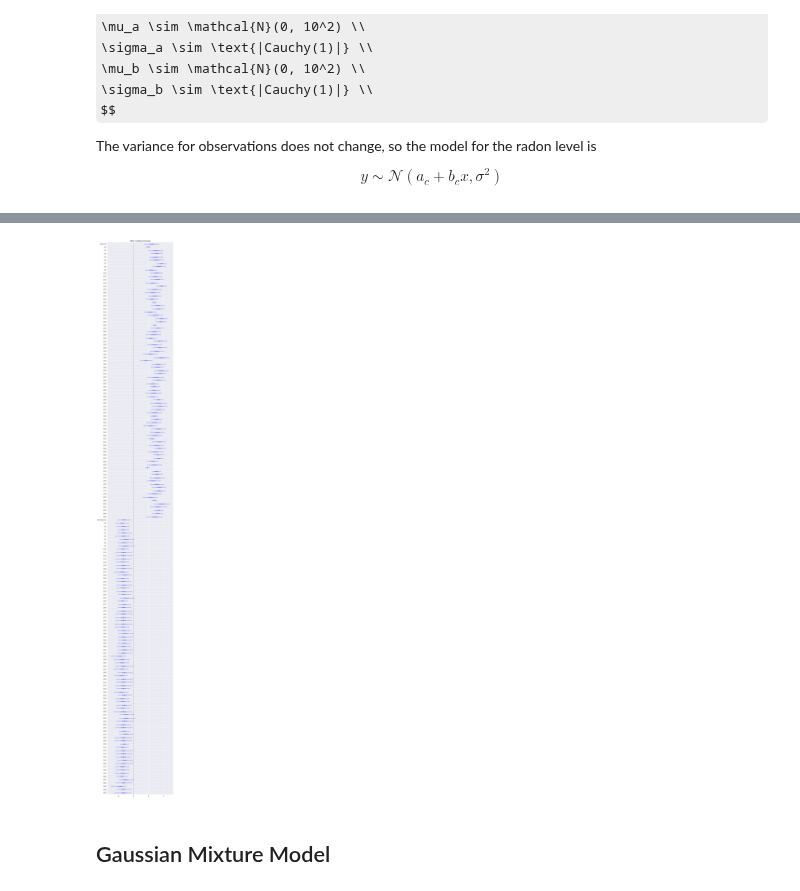
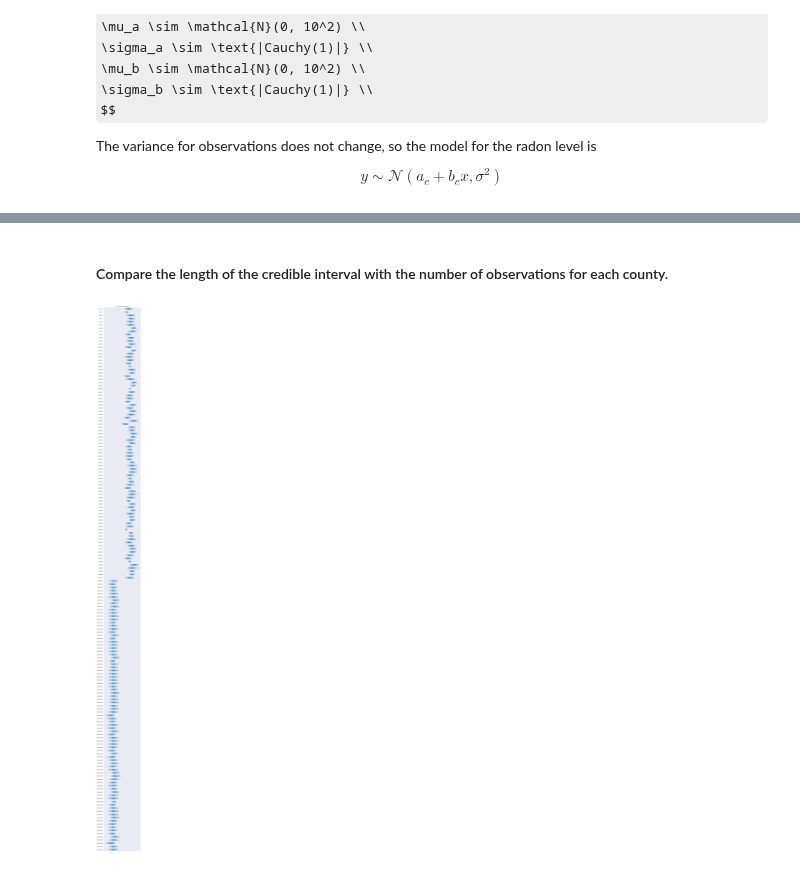
Before and after one commit to cliburn/sta-663-2019, a Jupyter notebook: notebook/S15B_PyMC3.ipynb, the cells around one changed output, grey strips where cells are left out. Drawn from its saved outputs; the diff is of its cells as text; code cells hidden in the pictures; some formulas as TeX source.

```diff
--- a/notebook/S15B_PyMC3.ipynb
+++ b/notebook/S15B_PyMC3.ipynb
@@ -692,7 +373,7 @@ x = np.array([-0.896, -0.296, -0.053, 0.727])
 y = np.array([0, 1, 3, 5])
 # %%
 def invlogit(x):
-    return np.exp(x) / (1 + np.exp(x))
+    return tt.exp(x) / (1 + tt.exp(x))
 
 with pm.Model() as model:
     alpha = pm.Normal('alpha', mu=0, sd=5)
@@ -709,10 +391,18 @@ Finished [100%]: Average ELBO = -inf
 # %%
-f = lambda a, b, xp: np.exp(a + b*xp)/(1 + np.exp(a + b*xp))
+def logit(a, b, xp):
+    return np.exp(a + b*xp)/(1 + np.exp(a + b*xp))
+
+with model:
+    pp = pm.sample_posterior_predictive(trace, samples=100, vars=[alpha, beta])
 
 xp = np.linspace(-1, 1, 100)
-a = trace.get_values('alpha').mean()
-b = trace.get_values('beta').mean()
-plt.plot(xp, f(a, b, xp), c='red')
+a = trace['alpha'].mean()
+b = trace['beta'].mean()
+plt.plot(xp, logit(a, b, xp), c='red')
+
+for a_, b_ in zip(pp['alpha'], pp['beta']):
+    plt.plot(xp, logit(a_, b, xp), c='gray', alpha=0.2)
+
 plt.scatter(x, y/5, s=50);
 plt.xlabel('Log does of drug')
 plt.ylabel('Risk of death')
@@ -730,7 +420,7 @@ The data set provided is just for the state of Minnesota, which has 85 counties
 
 We will perform simple linear regression on log_radon as a function of county and floor.
 # %%
-radon = pd.read_csv('radon.csv')[['county', 'floor', 'log_radon']]
+radon = pd.read_csv('data/radon.csv')[['county', 'floor', 'log_radon']]
 radon.head()
 # %% [output]
 |  | county | floor | log_radon |
@@ -785,0 +478,23 @@ $$
+# %%
+niter = 1000
+with pm.Model() as pl:
+    # County hyperpriors
+    mu_a = pm.Normal('mu_a', mu=0, sd=10)
+    sigma_a = pm.HalfCauchy('sigma_a', beta=1)
+    mu_b = pm.Normal('mu_b', mu=0, sd=10)
+    sigma_b = pm.HalfCauchy('sigma_b', beta=1)
+
+    # County slopes and intercepts
+    a = pm.Normal('slope', mu=mu_a, sd=sigma_a)
+    b = pm.Normal('intercept', mu=mu_b, sd=sigma_b)
+
+    # Houseehold errors
+    sigma = pm.Gamma("sigma", alpha=10, beta=1)
+
+    # Model prediction of radon level
+    mu = a + b * radon.floor.values
+
+    # Data likelihood
+    y = pm.Normal('y', mu=mu, sd=sigma, observed=radon.log_radon)
+
+    pl_trace = pm.sample(niter)
@@ -814,0 +560,2 @@ Finished [100%]: Average ELBO = -1,088.2
+# %% [markdown]
+#### Compare the length of the credible interval with the number of observations for each county.
@@ -815,8 +568,5 @@ Finished [100%]: Average ELBO = -1,088.2
 # %%
-plt.figure(figsize=(8, 60))
 pm.forestplot(hm_trace, varnames=['slope', 'intercept'])
 pass
 # %% [output]
-[figure, old version]
+[figure, new version]
-# %% [markdown]
-## Gaussian Mixture Model
```
Also changed, not shown: parts of 122 cells of this notebook, 2 other files.
